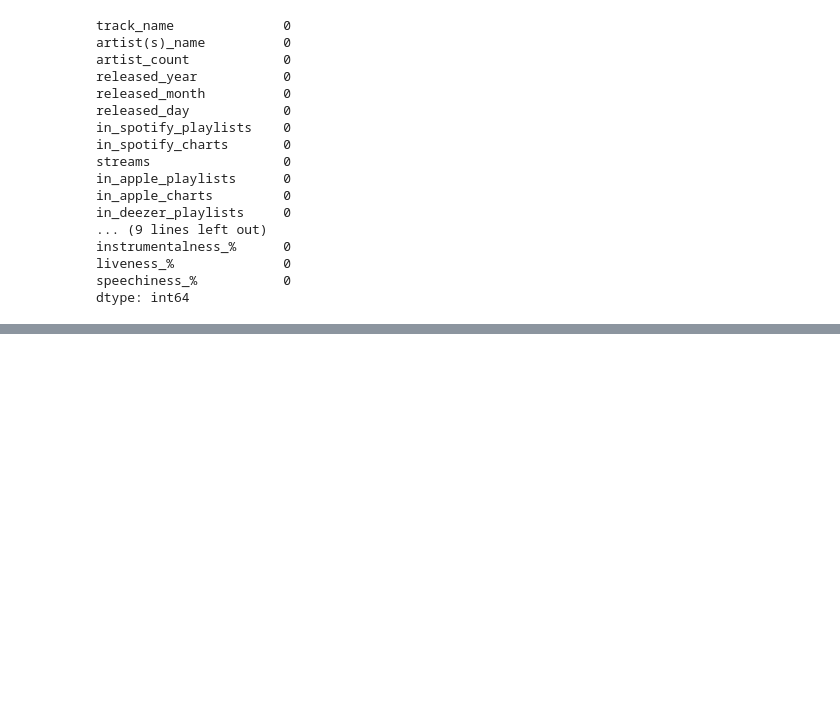
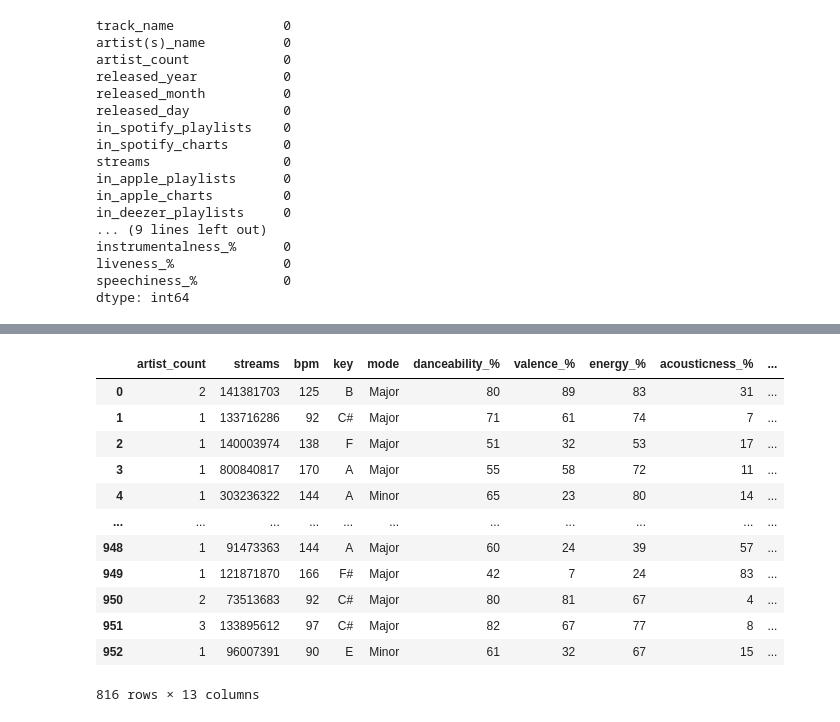
Before and after one commit to low122/Spotify-music-trend, a Jupyter notebook: spotifyAnalysis.ipynb, the cells around one changed output, grey strips where cells are left out. Cells and saved outputs as stored; diff of their text form; code cells hidden in the pictures; blank space fills up the shorter version.

```diff
--- a/spotifyAnalysis.ipynb
+++ b/spotifyAnalysis.ipynb
@@ -275,0 +380,17 @@ RuntimeError: In draw_glyphs_to_bitmap: Could not convert glyph to bitmap (raste
+# %%
+data_with_rank = new_spotify_data.drop(['track_name', 'artist(s)_name', 'in_spotify_playlists', 'in_spotify_charts'], axis=1)
+data_with_rank
+# %% [output]
+|  | artist_count | streams | bpm | key | mode | danceability_% | valence_% | energy_% | acousticness_% | ... |
+| 0 | 2 | 141381703 | 125 | B | Major | 80 | 89 | 83 | 31 | ... |
+| 1 | 1 | 133716286 | 92 | C# | Major | 71 | 61 | 74 | 7 | ... |
+| 2 | 1 | 140003974 | 138 | F | Major | 51 | 32 | 53 | 17 | ... |
+| 3 | 1 | 800840817 | 170 | A | Major | 55 | 58 | 72 | 11 | ... |
+| 4 | 1 | 303236322 | 144 | A | Minor | 65 | 23 | 80 | 14 | ... |
+| ... | ... | ... | ... | ... | ... | ... | ... | ... | ... | ... |
+| 948 | 1 | 91473363 | 144 | A | Major | 60 | 24 | 39 | 57 | ... |
+| 949 | 1 | 121871870 | 166 | F# | Major | 42 | 7 | 24 | 83 | ... |
+| 950 | 2 | 73513683 | 92 | C# | Major | 80 | 81 | 67 | 4 | ... |
+| 951 | 3 | 133895612 | 97 | C# | Major | 82 | 67 | 77 | 8 | ... |
+| 952 | 1 | 96007391 | 90 | E | Minor | 61 | 32 | 67 | 15 | ... |
+816 rows × 13 columns
```
Also changed, not shown: parts of 27 cells of this notebook.
